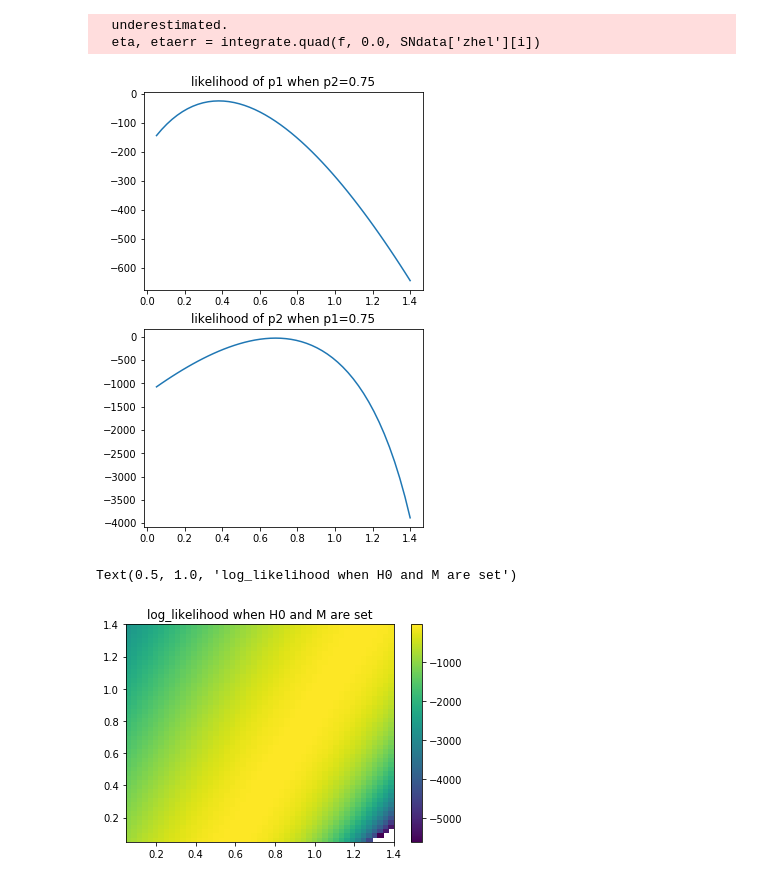
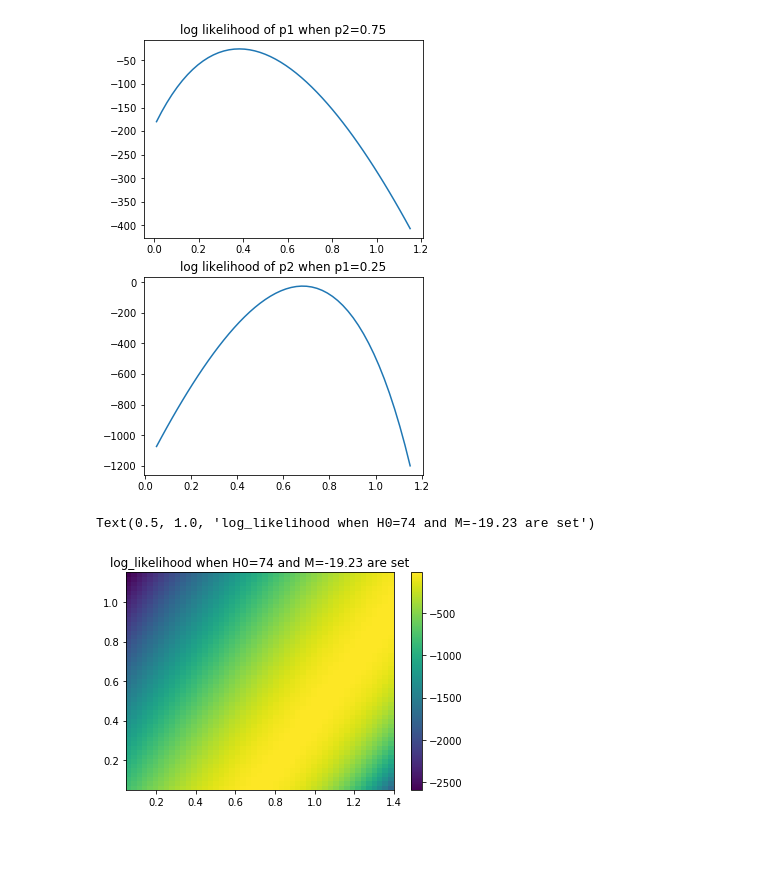
Before and after one commit to baiydaavi/bayesian_inference, a Jupyter notebook: convergence_testing.ipynb, the cells around one changed output. Cells and saved outputs as stored; diff of their text form; code cells hidden in the pictures; blank space fills up the shorter version.

```diff
--- a/convergence_testing.ipynb
+++ b/convergence_testing.ipynb
@@ -52,39 +52,37 @@ ax[2,1].hist2d(chn[:,0],chn[:,1], bins=30, range=[[0, 1], [0, 2]]);
 # %%
-def likelihood_test(resolution, p1_min, p1_max, p2_min, p2_max, p1_slice=.25, p2_slice=.75, two_d=True):
+def likelihood_test(resolution, p1_min, p1_max, p2_min, p2_max, p1_slice=.25, p2_slice=.75, two_d=True, data=data_lcparam):
     p1= np.linspace(p1_min,p1_max,resolution)
     p2= np.linspace(p2_min,p2_max,resolution)
     p1_lik=np.zeros(resolution)
     p2_lik=np.zeros(resolution)
 
     for i, p1_item in enumerate(p1):
-            p1_lik[i]= likelihood([p1_item,p2_slice,74,-19.23], data_lcparam)
+            p1_lik[i]= likelihood([p1_item,p2_slice,74,-19.23], data)
     for j,p2_item in enumerate(p2):
-        p2_lik[j] = likelihood([p1_slice,p2_item,74,-19.23], data_lcparam)
+        p2_lik[j] = likelihood([p1_slice,p2_item,74,-19.23], data)
 
     fig, ax =plt.subplots(2, figsize=(5,8))
     ax[0].plot(p1,p1_lik)
-    ax[0].set_title('likelihood of p1 when p2={}'.format(p2_slice))
+    ax[0].set_title('log likelihood of p1 when p2={}'.format(p2_slice))
     ax[1].plot(p2,p2_lik)
-    ax[1].set_title('likelihood of p2 when p1={}'.format(p2_slice))
+    ax[1].set_title('log likelihood of p2 when p1={}'.format(p1_slice))
 
     if two_d:
         x, y = np.meshgrid(p1,p2)
         likelihood_array=np.zeros((resolution,resolution))
         for i, p1_item in enumerate(p1):
             for j,p2_item in enumerate(p2):
-                likelihood_array[i,j]= likelihood([p1_item,p2_item,74,-19.23], data_lcparam)
+                likelihood_array[i,j]= likelihood([p1_item,p2_item,74,-19.23], data)
     return(x, y, likelihood_array)
 # %%
-x,y,z = likelihood_test(50,.05,1.4, .05, 1.4)
+x, y, z = likelihood_test(50,.01,1.15, .05, 1.15)
 # %% [output]
-  underestimated.
-  eta, etaerr = integrate.quad(f, 0.0, SNdata['zhel'][i])
-[figure, old version]
+[figure, new version]
 # %%
 fig, ax = plt.subplots(1)
 c = ax.pcolor(x, y, z)
 fig.colorbar(c, ax=ax)
-ax.set_title('log_likelihood when H0 and M are set')
+ax.set_title('log_likelihood when H0=74 and M=-19.23 are set')
 # %% [output]
-Text(0.5, 1.0, 'log_likelihood when H0 and M are set')
+Text(0.5, 1.0, 'log_likelihood when H0=74 and M=-19.23 are set')
-[figure, old version]
+[figure, new version]
```
Also changed, not shown: parts of 3 cells of this notebook, 1 other file.
